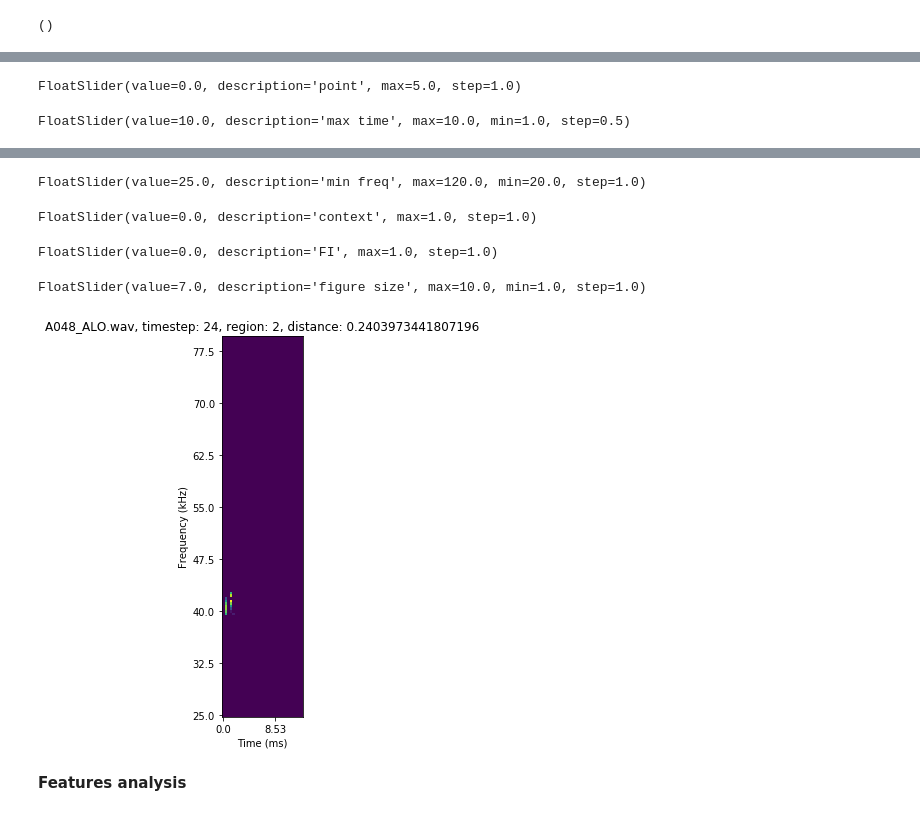
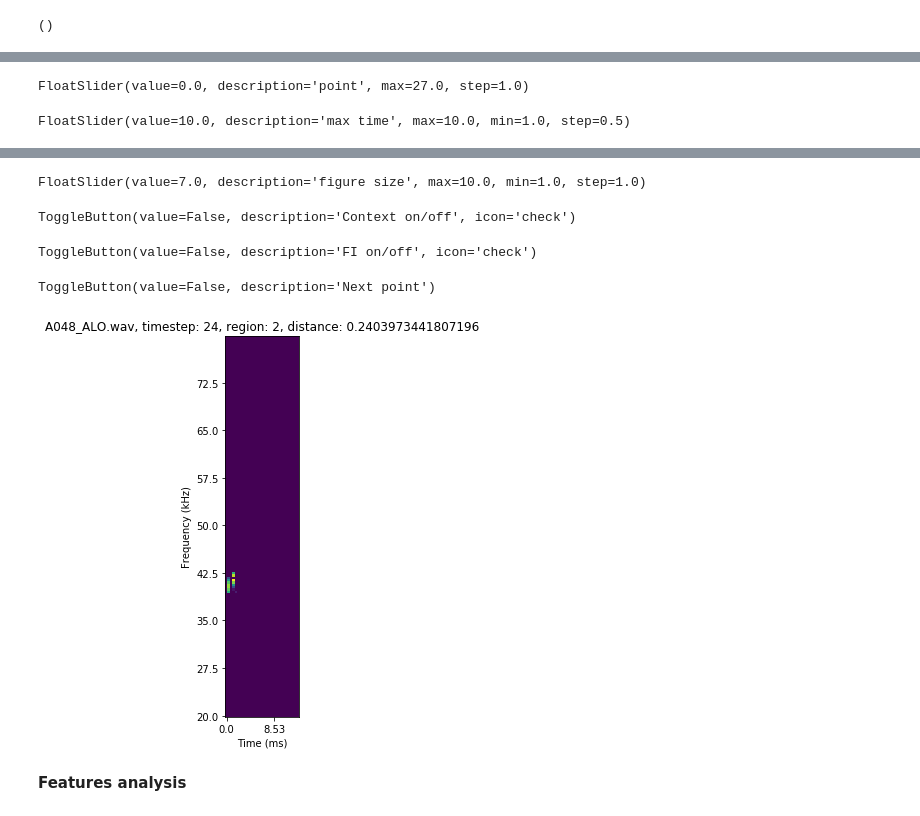
Before and after one commit to ArneDeloose/Masterproef2018Code, a Jupyter notebook: Data/Analysis.ipynb, the cells around one changed output, grey strips where cells are left out. Saved outputs shown, nothing was run; the diff lists cells and outputs as text; code cells hidden in the pictures.

```diff
--- a/Data/Analysis.ipynb
+++ b/Data/Analysis.ipynb
@@ -158,9 +160,10 @@ w_point=widgets.FloatSlider(value=0, min=0, max=max_c-1, step=1, description='po
 w_max_time=widgets.FloatSlider(value=10, min=1, max=10, step=0.5, description='max time')
 w_max_freq=widgets.IntSlider(value=80, min=20, max=120, step=1, description='max freq')
 w_min_freq=widgets.IntSlider(value=20, min=20, max=120, step=1, description='min freq')
-w_context=widgets.FloatSlider(value=0, min=0, max=1, step=1, description='context')
-w_FI=widgets.FloatSlider(value=0, min=0, max=1, step=1, description='FI')
+w_context = widgets.ToggleButton(value=False, disabled=False, icon='check', description="Context on/off")
+w_FI = widgets.ToggleButton(value=False, disabled=False, icon='check', description="FI on/off")
 w_fig_size=widgets.FloatSlider(value=7, min=1, max=10, step=1, description='figure size')
+w_next=widgets.ToggleButton(value=False, description="Next point")
 
 #display widgets
 display(w_dim1)
@@ -169,46 +172,60 @@ display(w_point)
 display(w_max_time)
 display(w_max_freq)
 display(w_min_freq)
+display(w_fig_size)
 display(w_context)
 display(w_FI)
-display(w_fig_size)
+display(w_next)
 AD4.plot_region_neuron(full_region, full_rectangle, full_spectro, full_name, w_dim1.value,
          w_dim2.value, w_point.value, w_max_time.value, w_min_freq.value, w_max_freq.value,
          w_context.value, w_FI.value, w_fig_size.value)
 
 #update function
-def test_func(x):
+def update_func(x):
+    print('check')
     clear_output()
-    w_point.max=M[w_dim1.value, w_dim2.value]
+    w_point.max=M[w_dim1.value, w_dim2.value]-1
     display(w_dim1)
     display(w_dim2)
     display(w_point)
     display(w_max_time)
     display(w_max_freq)
     display(w_min_freq)
+    display(w_fig_size)
     display(w_context)
     display(w_FI)
-    display(w_fig_size)
+    display(w_next)
     AD4.plot_region_neuron(full_region, full_rectangle, full_spectro, full_name, w_dim1.value,
          w_dim2.value, w_point.value, w_max_time.value, w_min_freq.value, w_max_freq.value,
          w_context.value, w_FI.value, w_fig_size.value)
 
+def update_func2(y):
+    if w_next.value: #if True
+        if w_point.value<w_point.max: #next point
+            w_point.value+=1
+        elif w_dim1.value<w_dim1.max: #next neuron dim 1
+            w_dim1.value+=1
+            w_point.value=0 #set back to zero
+        elif w_dim2.value<w_dim2.max: #next neuron dim 2
+            w_dim2.value+=1
+            w_point.value=0 #set back to zero
+            w_dim1.value=0 #set back to zero
+        w_next.value=False
+
 #observe the widgets
-w_dim1.observe(test_func)
-w_dim2.observe(test_func)
-w_point.observe(test_func)
-w_max_time.observe(test_func)
-w_max_freq.observe(test_func)
-w_min_freq.observe(test_func)
-w_context.observe(test_func)
-w_FI.observe(test_func)
-w_fig_size.observe(test_func)
-
-#button widget, updates values w_dim1, w_dim2 and point via function
-#replace FI and context with buttons (toggled on and off)
+w_dim1.observe(update_func)
+w_dim2.observe(update_func)
+w_point.observe(update_func)
+w_max_time.observe(update_func)
+w_max_freq.observe(update_func)
+w_min_freq.observe(update_func)
+w_context.observe(update_func)
+w_FI.observe(update_func)
+w_fig_size.observe(update_func)
+w_next.observe(update_func2)
 # %% [output]
 [interactive output not drawn]
 [interactive output not drawn]
-FloatSlider(value=0.0, description='point', max=5.0, step=1.0)
+FloatSlider(value=0.0, description='point', max=27.0, step=1.0)
 FloatSlider(value=10.0, description='max time', max=10.0, min=1.0, step=0.5)
 [interactive output not drawn]
@@ -215,8 +233,8 @@ FloatSlider(value=10.0, description='max time', max=10.0, min=1.0, step=0.5)
-FloatSlider(value=25.0, description='min freq', max=120.0, min=20.0, step=1.0)
+FloatSlider(value=7.0, description='figure size', max=10.0, min=1.0, step=1.0)
-FloatSlider(value=0.0, description='context', max=1.0, step=1.0)
+ToggleButton(value=False, description='Context on/off', icon='check')
-FloatSlider(value=0.0, description='FI', max=1.0, step=1.0)
+ToggleButton(value=False, description='FI on/off', icon='check')
-FloatSlider(value=7.0, description='figure size', max=10.0, min=1.0, step=1.0)
+ToggleButton(value=False, description='Next point')
-[figure, old version]
+[figure, new version]
 # %% [markdown]
 **Features analysis**
 # %% [markdown]
```
Also changed, not shown: parts of 2 cells of this notebook, 2 other files.
